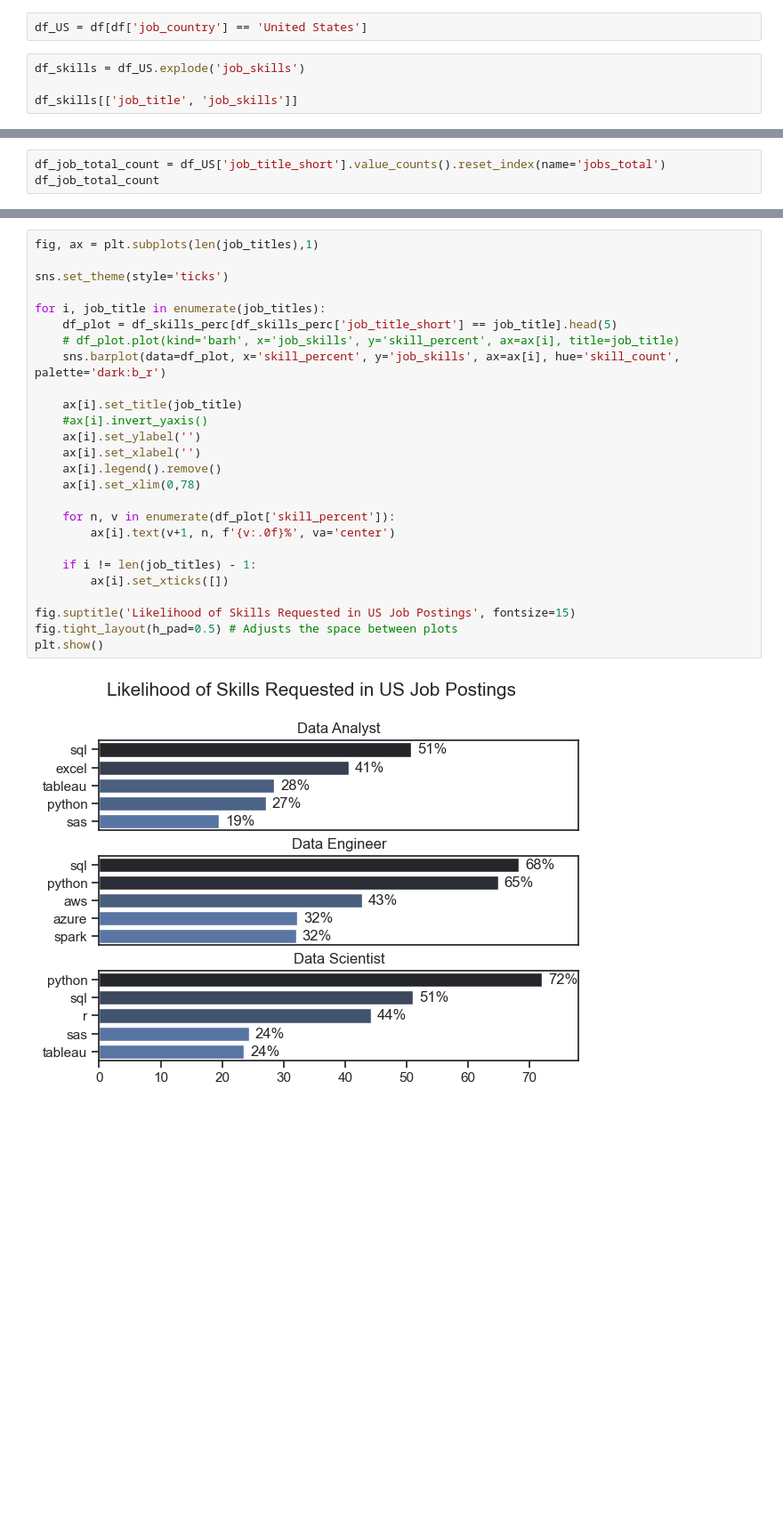
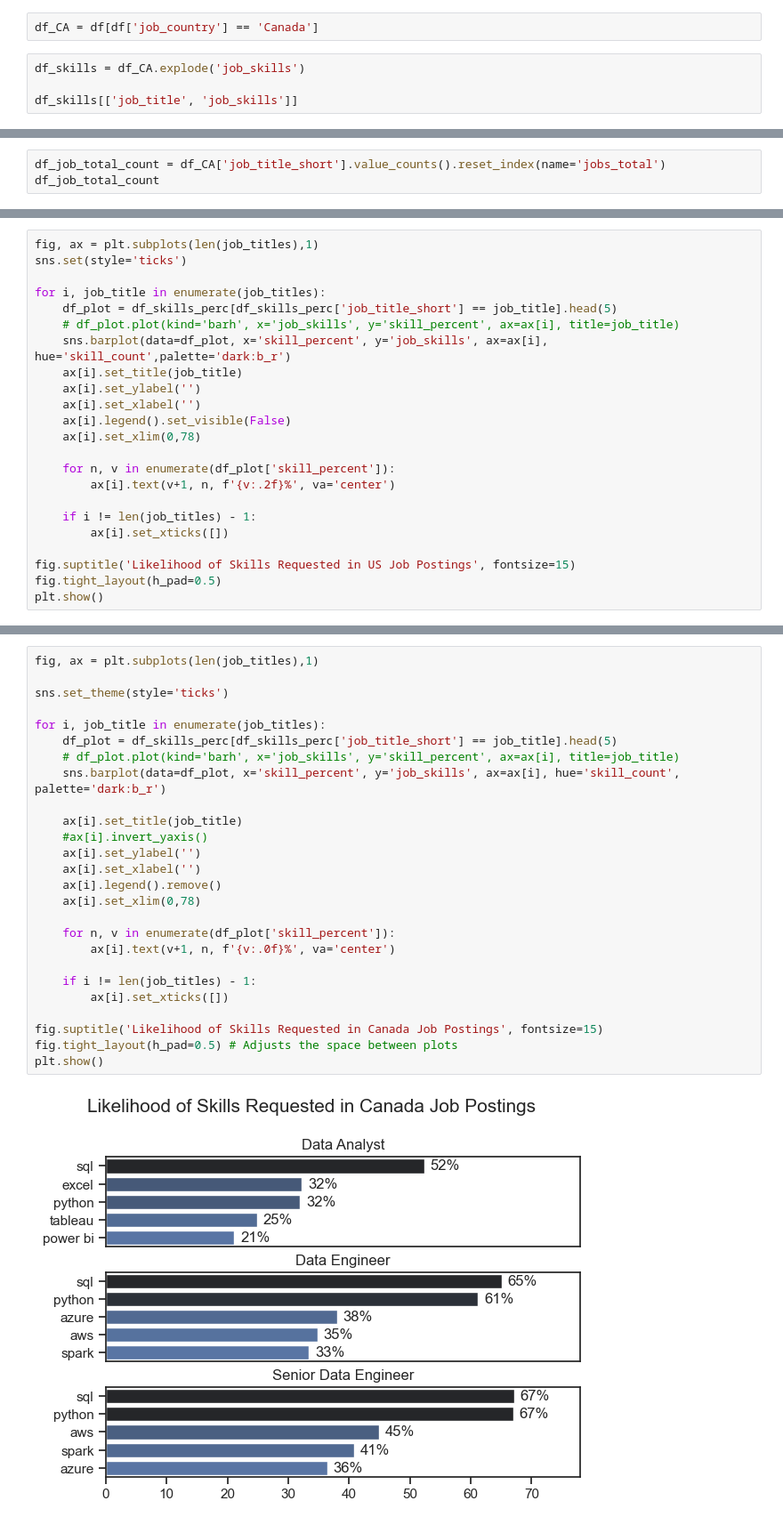
Before and after one commit to Cuishine/Python_Data_Project, a Jupyter notebook: 3_Project/2_Skill_Demand.ipynb, the cells around one changed output, grey strips where cells are left out. Shown: that part at 89% size. Drawn from its saved outputs; the diff is of its cells as text; blank space fills up the shorter version.

```diff
--- a/3_Project/2_Skill_Demand.ipynb
+++ b/3_Project/2_Skill_Demand.ipynb
@@ -16,7 +16,7 @@ df['job_skills'] =df['job_skills'].apply(lambda x: ast.literal_eval(x) if pd.not
 # %%
-df_US = df[df['job_country'] == 'United States']
+df_CA = df[df['job_country'] == 'Canada']
 # %%
-df_skills = df_US.explode('job_skills')
+df_skills = df_CA.explode('job_skills')
 
 df_skills[['job_title', 'job_skills']]
 # %% [output]
@@ -81,5 +81,5 @@ plt.show()
 # %%
-df_job_total_count = df_US['job_title_short'].value_counts().reset_index(name='jobs_total')
+df_job_total_count = df_CA['job_title_short'].value_counts().reset_index(name='jobs_total')
 df_job_total_count
 # %% [output]
 |  | job_title_short | jobs_total |
@@ -115,0 +116,23 @@ df_skills_perc
+# %%
+fig, ax = plt.subplots(len(job_titles),1)
+sns.set(style='ticks')
+
+for i, job_title in enumerate(job_titles):
+    df_plot = df_skills_perc[df_skills_perc['job_title_short'] == job_title].head(5)
+    # df_plot.plot(kind='barh', x='job_skills', y='skill_percent', ax=ax[i], title=job_title)
+    sns.barplot(data=df_plot, x='skill_percent', y='job_skills', ax=ax[i], hue='skill_count',palette='dark:b_r')
+    ax[i].set_title(job_title)
+    ax[i].set_ylabel('')
+    ax[i].set_xlabel('')
+    ax[i].legend().set_visible(False)
+    ax[i].set_xlim(0,78)
+
+    for n, v in enumerate(df_plot['skill_percent']):
+        ax[i].text(v+1, n, f'{v:.2f}%', va='center')
+
+    if i != len(job_titles) - 1:
+        ax[i].set_xticks([])
+
+fig.suptitle('Likelihood of Skills Requested in US Job Postings', fontsize=15)
+fig.tight_layout(h_pad=0.5)
+plt.show()
@@ -116,28 +141,28 @@ df_skills_perc
 # %%
 fig, ax = plt.subplots(len(job_titles),1)
 
 sns.set_theme(style='ticks')
 
 for i, job_title in enumerate(job_titles):
     df_plot = df_skills_perc[df_skills_perc['job_title_short'] == job_title].head(5)
     # df_plot.plot(kind='barh', x='job_skills', y='skill_percent', ax=ax[i], title=job_title)
     sns.barplot(data=df_plot, x='skill_percent', y='job_skills', ax=ax[i], hue='skill_count', palette='dark:b_r')
 
     ax[i].set_title(job_title)
     #ax[i].invert_yaxis()
     ax[i].set_ylabel('')
     ax[i].set_xlabel('')
     ax[i].legend().remove()
     ax[i].set_xlim(0,78)
 
     for n, v in enumerate(df_plot['skill_percent']):
         ax[i].text(v+1, n, f'{v:.0f}%', va='center')
 
     if i != len(job_titles) - 1:
         ax[i].set_xticks([])
 
-fig.suptitle('Likelihood of Skills Requested in US Job Postings', fontsize=15)
+fig.suptitle('Likelihood of Skills Requested in Canada Job Postings', fontsize=15)
 fig.tight_layout(h_pad=0.5) # Adjusts the space between plots
 plt.show()
 # %% [output]
-[figure, old version]
+[figure, new version]
```
Also changed, not shown: parts of 8 cells of this notebook.
